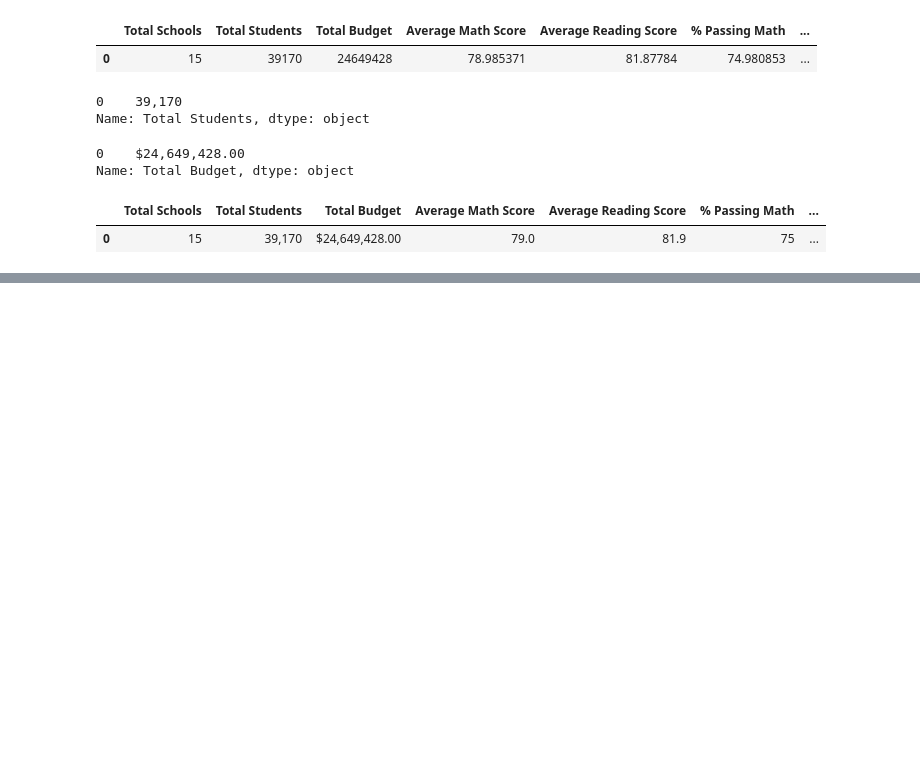
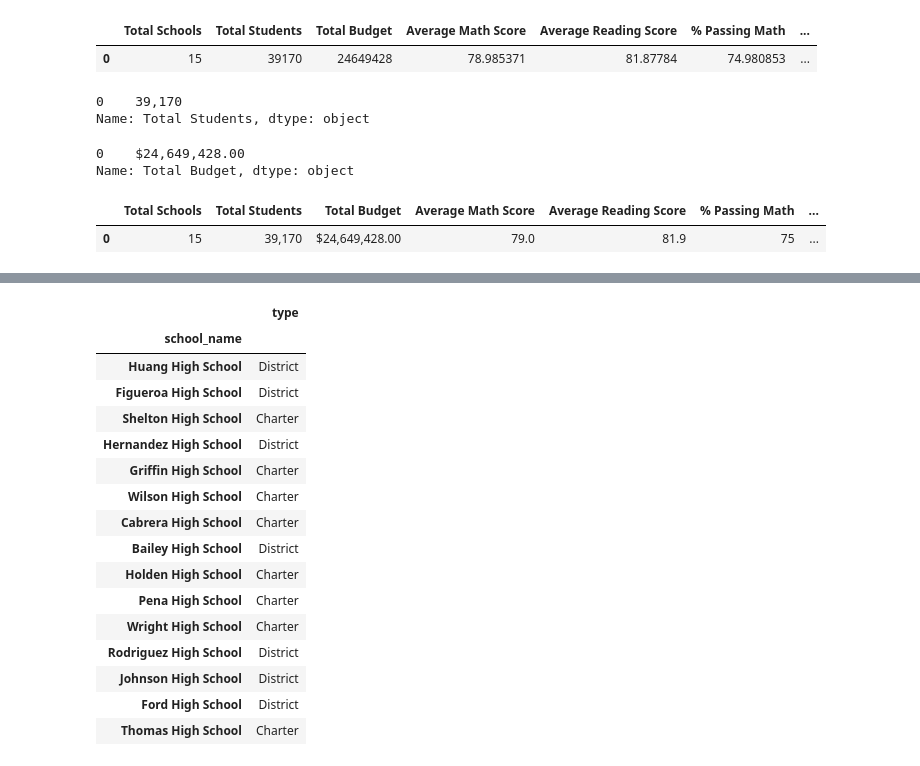
Before and after one commit to jmoletteire/School-District-Analysis, a Jupyter notebook: PyCitySchools.ipynb, the cells around one changed output, grey strips where cells are left out. Saved outputs shown, nothing was run; the diff lists cells and outputs as text; code cells hidden in the pictures; blank space fills up the shorter version.

```diff
--- a/PyCitySchools.ipynb
+++ b/PyCitySchools.ipynb
@@ -256,3 +256,8 @@ district_summary_df
 # %% [output]
 |  | Total Schools | Total Students | Total Budget | Average Math Score | Average Reading Score | % Passing Math | ... |
 | 0 | 15 | 39,170 | $24,649,428.00 | 79.0 | 81.9 | 75 | ... |
+# %%
+# Determine school type.
+# Creates list of school types indexed by school name.
+per_school_types = school_data_df.set_index(["school_name"])["type"]
+per_school_types
@@ -258,0 +282,21 @@ district_summary_df
+# %%
+df = pd.DataFrame(per_school_types)
+df
+# %% [output]
+|  | type |
+| school_name |  |
+| Huang High School | District |
+| Figueroa High School | District |
+| Shelton High School | Charter |
+| Hernandez High School | District |
+| Griffin High School | Charter |
+| Wilson High School | Charter |
+| Cabrera High School | Charter |
+| Bailey High School | District |
+| Holden High School | Charter |
+| Pena High School | Charter |
+| Wright High School | Charter |
+| Rodriguez High School | District |
+| Johnson High School | District |
+| Ford High School | District |
+| Thomas High School | Charter |
```
Also changed, not shown: parts of 13 cells of this notebook.
